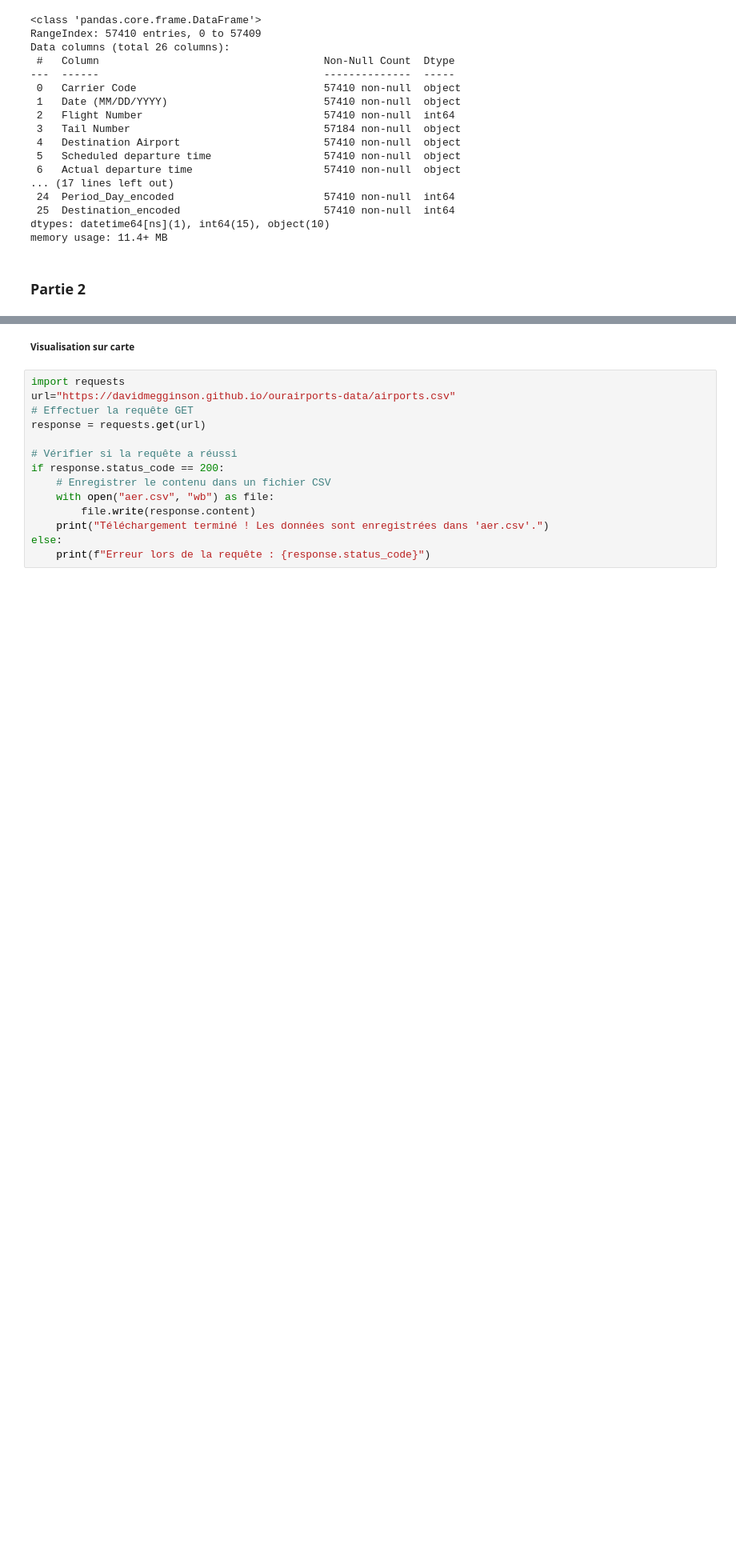
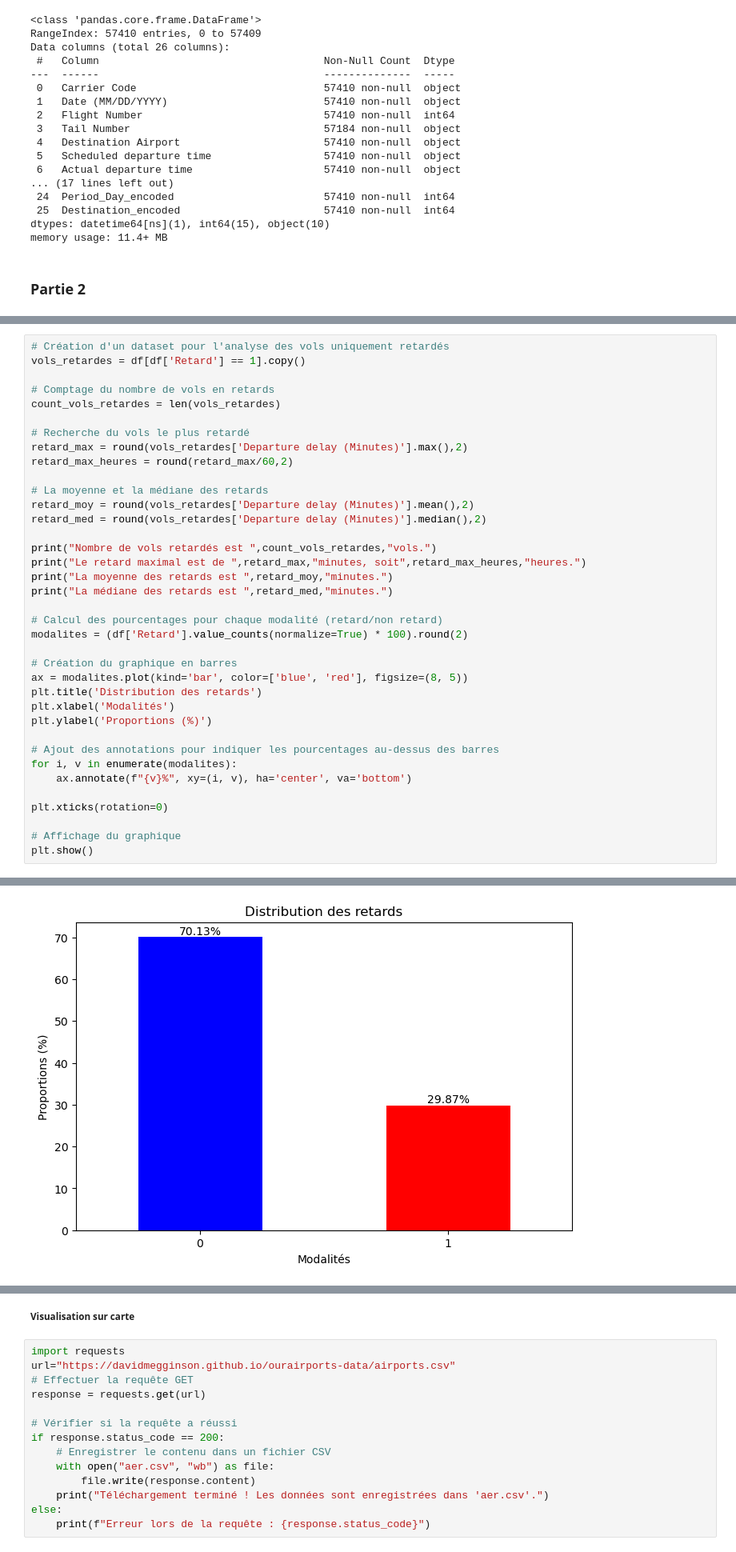
Before and after one commit to OUALYoss/Projet_Python-pour-la-data-science, a Jupyter notebook: Traitement_de_la_base_des_Vols.ipynb, the cells around one changed output, grey strips where cells are left out. Shown at 80% size. Cells and saved outputs as stored; diff of their text form; blank space fills up the shorter version.

```diff
--- a/Traitement_de_la_base_des_Vols.ipynb
+++ b/Traitement_de_la_base_des_Vols.ipynb
@@ -500,0 +522,38 @@ Airports_delays_rank['Percentage'] = (Airports_delays_rank['Departure delay (Min
+# %%
+# Création d'un dataset pour l'analyse des vols uniquement retardés
+vols_retardes = df[df['Retard'] == 1].copy()
+
+# Comptage du nombre de vols en retards
+count_vols_retardes = len(vols_retardes)
+
+# Recherche du vols le plus retardé
+retard_max = round(vols_retardes['Departure delay (Minutes)'].max(),2)
+retard_max_heures = round(retard_max/60,2)
+
+# La moyenne et la médiane des retards
+retard_moy = round(vols_retardes['Departure delay (Minutes)'].mean(),2)
+retard_med = round(vols_retardes['Departure delay (Minutes)'].median(),2)
+
+print("Nombre de vols retardés est ",count_vols_retardes,"vols.")
+print("Le retard maximal est de ",retard_max,"minutes, soit",retard_max_heures,"heures.")
+print("La moyenne des retards est ",retard_moy,"minutes.")
+print("La médiane des retards est ",retard_med,"minutes.")
+
+# Calcul des pourcentages pour chaque modalité (retard/non retard)
+modalites = (df['Retard'].value_counts(normalize=True) * 100).round(2)
+
+# Création du graphique en barres
+ax = modalites.plot(kind='bar', color=['blue', 'red'], figsize=(8, 5))
+plt.title('Distribution des retards')
+plt.xlabel('Modalités')
+plt.ylabel('Proportions (%)')
+
+# Ajout des annotations pour indiquer les pourcentages au-dessus des barres
+for i, v in enumerate(modalites):
+    ax.annotate(f"{v}%", xy=(i, v), ha='center', va='bottom')
+
+plt.xticks(rotation=0)
+
+# Affichage du graphique
+plt.show()
+# %% [output]
@@ -500,0 +564 @@ Airports_delays_rank['Percentage'] = (Airports_delays_rank['Departure delay (Min
+[figure, added]
```
Also changed, not shown: parts of 36 cells of this notebook.
